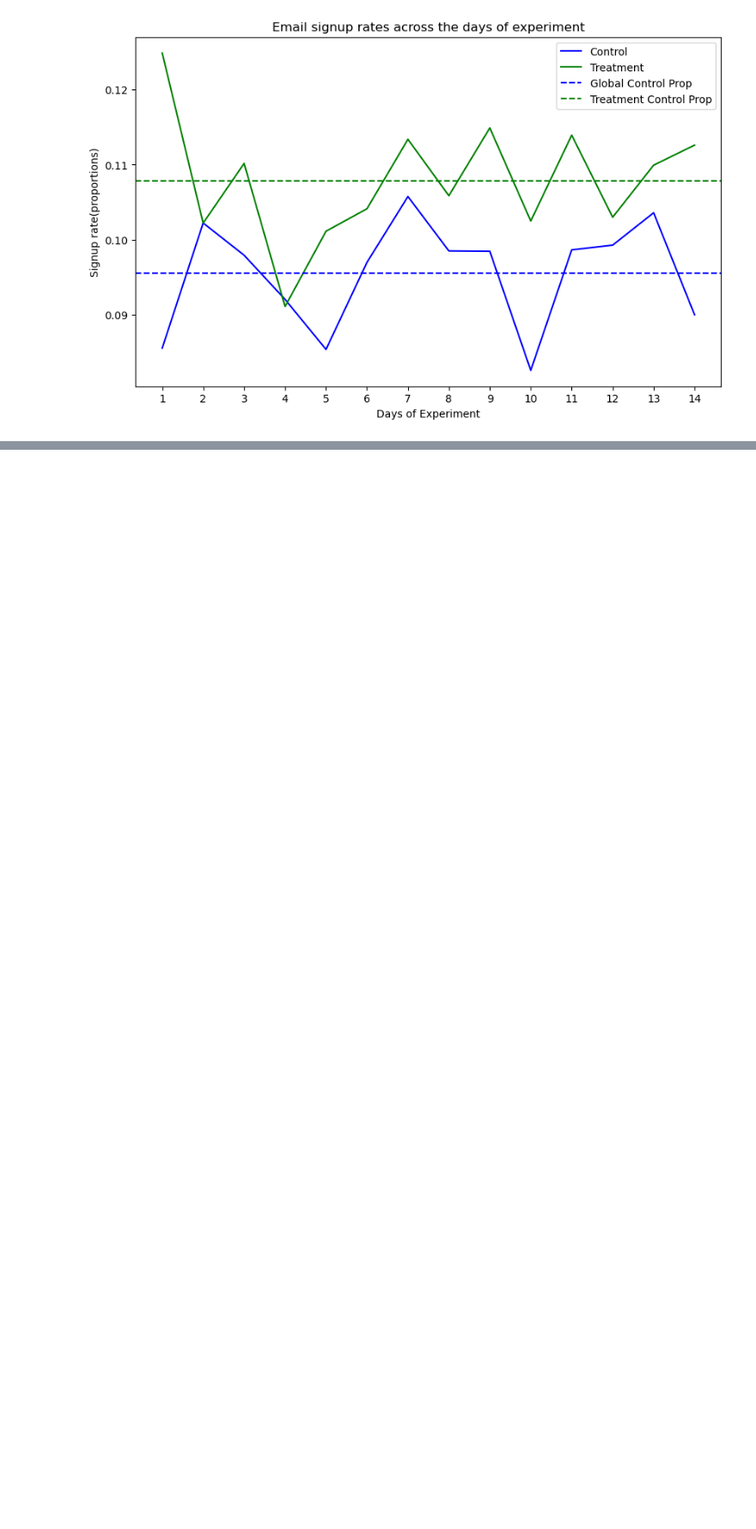
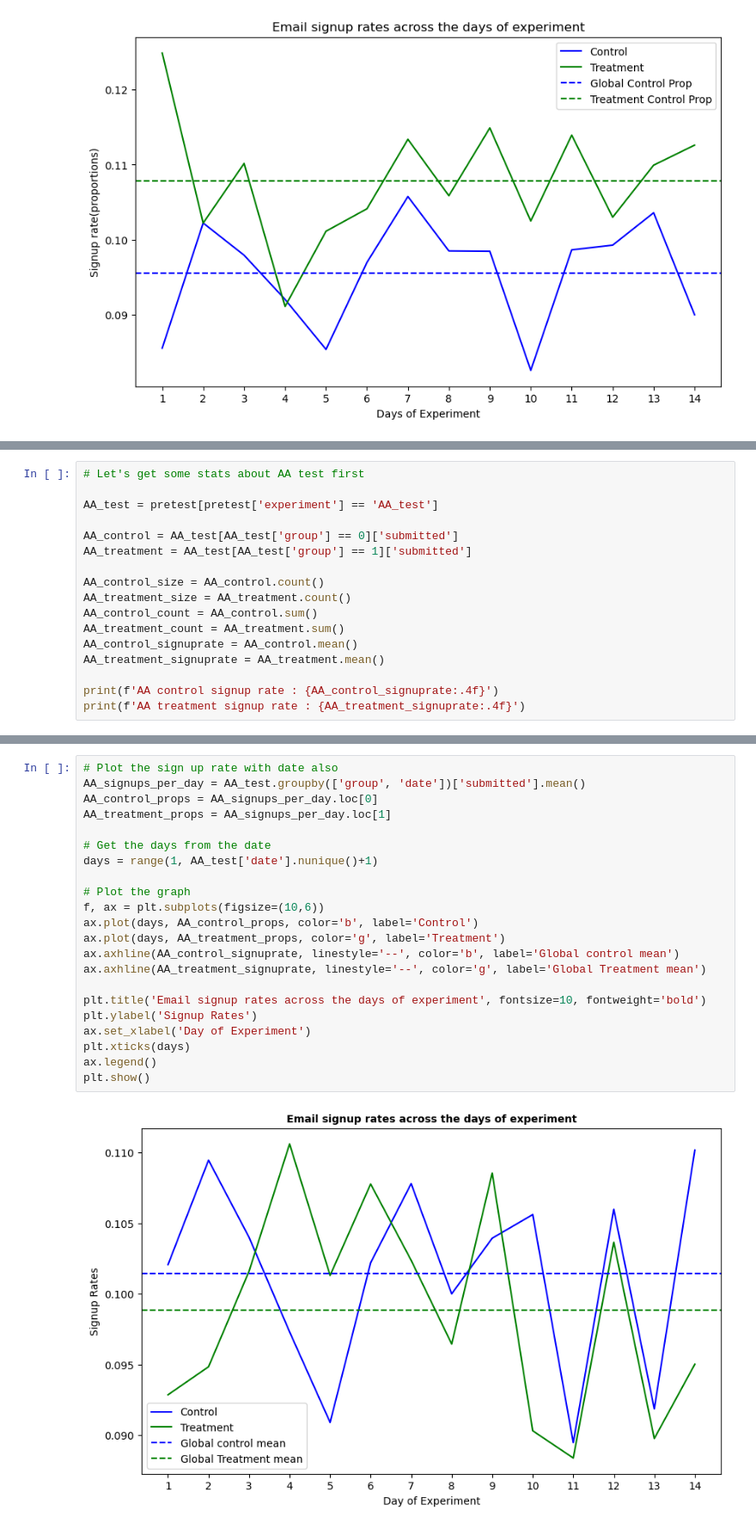
Before and after one commit to AZAMLOGICAL/A_B_TESTING_URBAN_WEAR, a Jupyter notebook: ab_testing_code.ipynb, the cells around one changed output, grey strips where cells are left out. Shown: that part at 86% size. Drawn from its saved outputs; the diff is of its cells as text; blank space fills up the shorter version.

```diff
--- a/ab_testing_code.ipynb
+++ b/ab_testing_code.ipynb
@@ -275,0 +286,17 @@ plt.show()
+# %%
+# Let's get some stats about AA test first
+
+AA_test = pretest[pretest['experiment'] == 'AA_test']
+
+AA_control = AA_test[AA_test['group'] == 0]['submitted']
+AA_treatment = AA_test[AA_test['group'] == 1]['submitted']
+
+AA_control_size = AA_control.count()
+AA_treatment_size = AA_treatment.count()
+AA_control_count = AA_control.sum()
+AA_treatment_count = AA_treatment.sum()
+AA_control_signuprate = AA_control.mean()
+AA_treatment_signuprate = AA_treatment.mean()
+
+print(f'AA control signup rate : {AA_control_signuprate:.4f}')
+print(f'AA treatment signup rate : {AA_treatment_signuprate:.4f}')
@@ -275,0 +306,24 @@ plt.show()
+# %%
+# Plot the sign up rate with date also
+AA_signups_per_day = AA_test.groupby(['group', 'date'])['submitted'].mean()
+AA_control_props = AA_signups_per_day.loc[0]
+AA_treatment_props = AA_signups_per_day.loc[1]
+
+# Get the days from the date
+days = range(1, AA_test['date'].nunique()+1)
+
+# Plot the graph
+f, ax = plt.subplots(figsize=(10,6))
+ax.plot(days, AA_control_props, color='b', label='Control')
+ax.plot(days, AA_treatment_props, color='g', label='Treatment')
+ax.axhline(AA_control_signuprate, linestyle='--', color='b', label='Global control mean')
+ax.axhline(AA_treatment_signuprate, linestyle='--', color='g', label='Global Treatment mean')
+
+plt.title('Email signup rates across the days of experiment', fontsize=10, fontweight='bold')
+plt.ylabel('Signup Rates')
+ax.set_xlabel('Day of Experiment')
+plt.xticks(days)
+ax.legend()
+plt.show()
+# %% [output]
+[figure, added]
```
Also changed, not shown: parts of 18 cells of this notebook.
